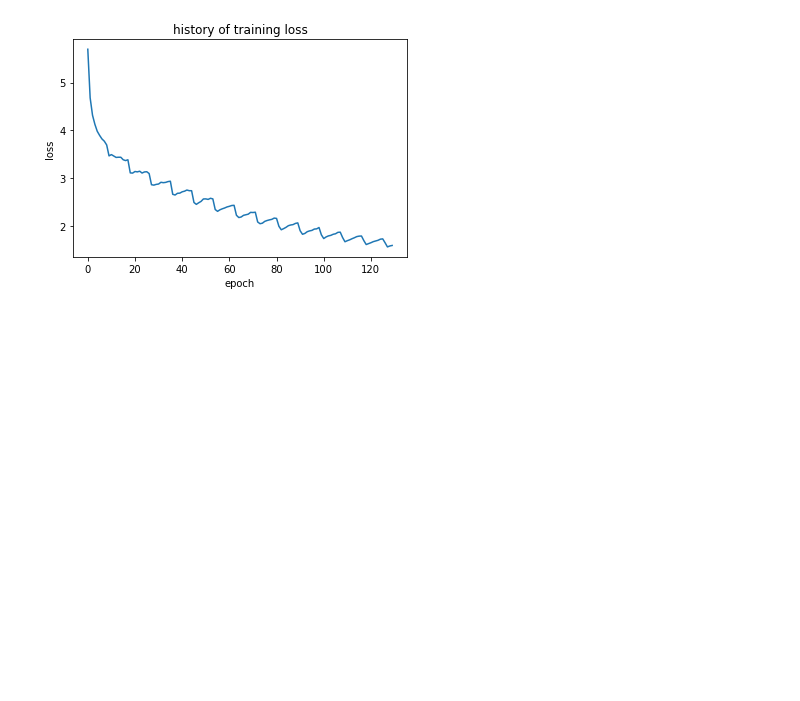
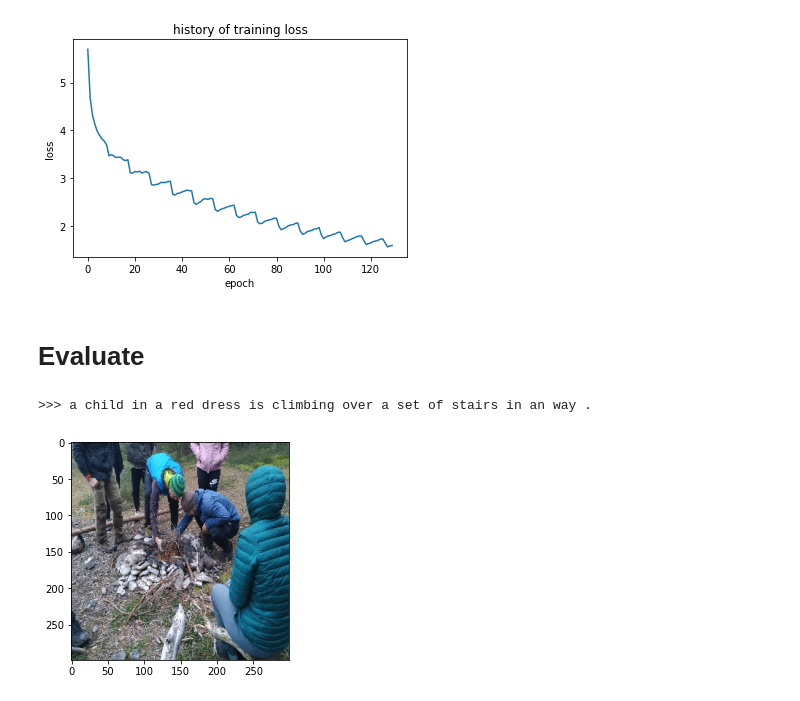
Before and after one commit to LindeBee/scalableML, a Jupyter notebook: lab2/lab2.ipynb, the cells around one changed output. Cells and saved outputs as stored; diff of their text form; code cells hidden in the pictures; blank space fills up the shorter version.

Commit message:
add argmax evaluation

```diff
--- a/lab2/lab2.ipynb
+++ b/lab2/lab2.ipynb
@@ -313,3 +313,49 @@ plt.ylabel("loss")
 plt.show()
 # %% [output]
 [figure]
+# %% [markdown]
+# Evaluate
+# %%
+# ARGMAX
+def generate_caption(model, tokenizer, image, max_length):
+    # Seed the generation process
+    in_text = '>>>'
+    # Encode input sequence
+    sequence = tokenizer.texts_to_sequences([in_text])[0]
+    # Iterate until we find the stop word (or max_length is reached)
+    for _ in range(max_length):
+        # Pad input
+        in_sequence = pad_sequences([sequence], maxlen=max_length, padding = 'post')[0]
+        # Predict next word
+        # returns probability distribution over vocab
+        in_list = [image.reshape(1,2048), in_sequence.reshape(1,40)]
+        yhat = model.predict_on_batch(in_list)
+        # Take word with maximum probability and convert to integer
+        yhat = np.argmax(yhat)
+        # Map integer back to word
+        word = tokenizer.sequences_to_texts([[yhat]])[0]
+        # Stop if we cannot map the word
+        if word is None:
+            break
+        # Append as input for generating the next word
+        sequence = sequence + [yhat]
+        # Stop if we predict the end of the sequence
+        if word == '.':
+            break
+    caption = tokenizer.sequences_to_texts([sequence])[0]
+    return caption
+# %%
+# Test on an image from file
+img = load_img("test2.jpg", target_size=(299, 299))
+x = img_to_array(img)
+x = x.reshape((1,) + x.shape)
+x = tf.keras.applications.inception_v3.preprocess_input(x)
+prediction = cnn4nw.predict(x)
+prediction = prediction.reshape(2048)
+
+plt.imshow(img)
+caption = generate_caption(model, tokenizer, image_enc[0], max_len)
+print(caption)
+# %% [output]
+>>> a child in a red dress is climbing over a set of stairs in an way .
+[figure, added]
```
Also changed, not shown: parts of 3 cells of this notebook, 1 other file.
